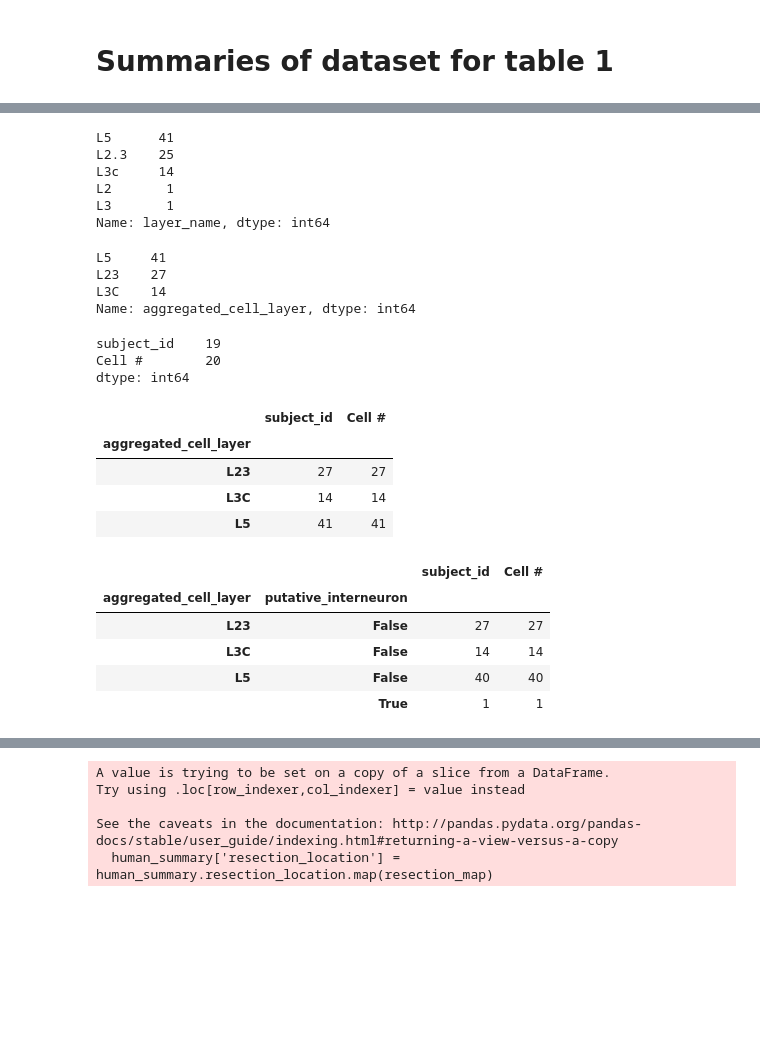
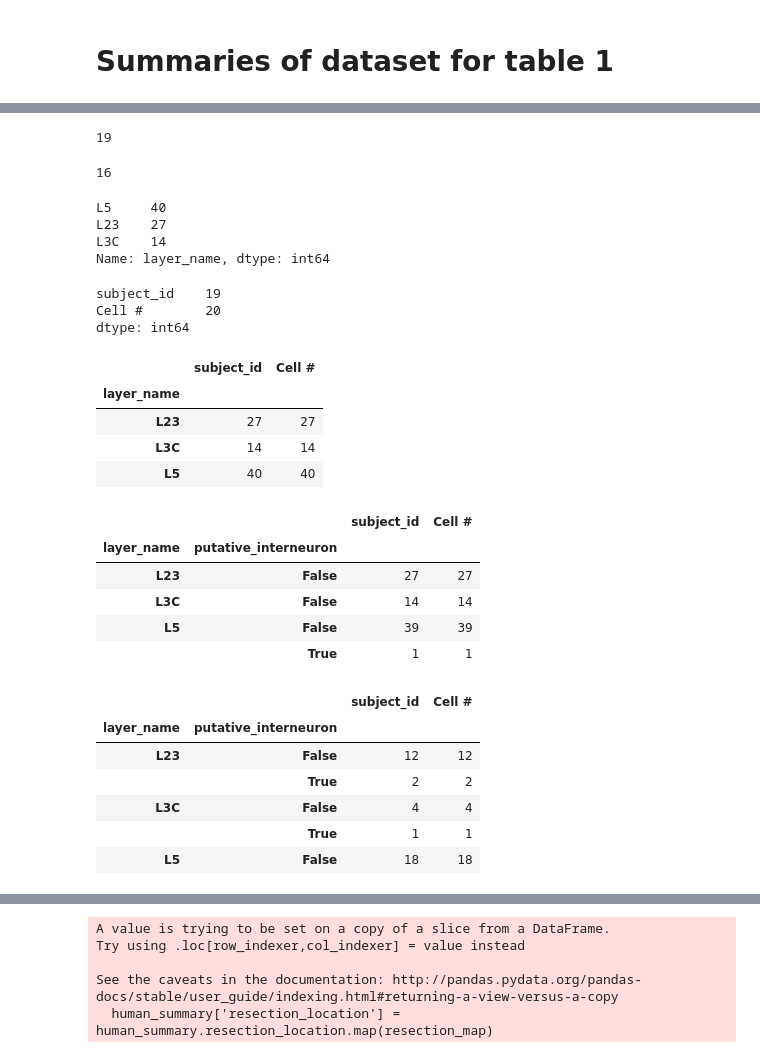
Before and after one commit to derekhoward/nwb_conversion, a Jupyter notebook: 08-summarize_features_for_analysis.ipynb, the cells around one changed output, grey strips where cells are left out. Drawn from its saved outputs; the diff is of its cells as text; code cells hidden in the pictures; blank space fills up the shorter version.

```diff
--- a/08-summarize_features_for_analysis.ipynb
+++ b/08-summarize_features_for_analysis.ipynb
@@ -51 +47,4 @@ cols_to_select = ['Data Type', 'expt_date', 'layer_name', 'RMP', 'subject_id','s
+# %%
+all_meta.drop('layer_name', axis=1, inplace=True)
+all_meta.rename(columns={"aggregated_cell_layer": 'layer_name'}, inplace=True)
 # %% [markdown]
@@ -138,2 +131,0 @@ qc_fail_ids = pd.read_csv('./data/processed/qc_fails.csv', names=['file_id'])
-# %%
-results_df = results_df[~results_df.index.isin(qc_fail_ids.file_id.astype('str'))]
@@ -139,0 +141,2 @@ results_df = results_df[~results_df.index.isin(qc_fail_ids.file_id.astype('str')
+# %%
+qc_meta = pd.read_csv('./data/processed/qc_measures.csv', index_col='file_id')
@@ -139,0 +188,2 @@ results_df = results_df[~results_df.index.isin(qc_fail_ids.file_id.astype('str')
+# %%
+results_df = results_df.merge(qc_meta[qc_meta.QC_pass], left_index=True, right_index=True)
@@ -326,19 +400,18 @@ human_summary_acsf = human_summary[human_summary.external_soln == 'aCSF']
+# %%
+human_summary_acsf.subject_id.nunique()
+# %% [output]
+19
+# %%
+human_summary_blockers.subject_id.nunique()
+# %% [output]
+16
 # %%
 human_summary_acsf.layer_name.value_counts()
 # %% [output]
-L5      41
-L2.3    25
-L3c     14
-L2       1
-L3       1
+L5     40
+L23    27
+L3C    14
 Name: layer_name, dtype: int64
-# %%
-human_summary_acsf.aggregated_cell_layer.value_counts()
-# %% [output]
-L5     41
-L23    27
-L3C    14
-Name: aggregated_cell_layer, dtype: int64
 # %%
 human_summary_acsf.loc[:, ['subject_id', 'Cell #']].groupby('subject_id').nunique().sum()#.shape#
 # %% [output]
@@ -346,22 +419,32 @@ subject_id    19
 Cell #        20
 dtype: int64
 # %%
-human_summary_acsf.loc[:, ['subject_id', 'aggregated_cell_layer', 'Cell #']].groupby('aggregated_cell_layer').count()
+human_summary_acsf.loc[:, ['subject_id', 'layer_name', 'Cell #']].groupby('layer_name').count()
 # %% [output]
 |  | subject_id | Cell # |
-| aggregated_cell_layer |  |  |
+| layer_name |  |  |
 | L23 | 27 | 27 |
 | L3C | 14 | 14 |
-| L5 | 41 | 41 |
+| L5 | 40 | 40 |
 # %%
-human_summary_acsf.loc[:, ['subject_id', 'aggregated_cell_layer', 'Cell #', 'putative_interneuron']].groupby(['aggregated_cell_layer', 'putative_interneuron']).count()
+human_summary_acsf.loc[:, ['subject_id', 'layer_name', 'Cell #', 'putative_interneuron']].groupby(['layer_name', 'putative_interneuron']).count()
 # %% [output]
 |  |  | subject_id | Cell # |
-| aggregated_cell_layer | putative_interneuron |  |  |
+| layer_name | putative_interneuron |  |  |
 | L23 | False | 27 | 27 |
 | L3C | False | 14 | 14 |
-| L5 | False | 40 | 40 |
+| L5 | False | 39 | 39 |
 |  | True | 1 | 1 |
+# %%
+human_summary_blockers.loc[:, ['subject_id', 'layer_name', 'Cell #', 'putative_interneuron']].groupby(['layer_name', 'putative_interneuron']).count()
+# %% [output]
+|  |  | subject_id | Cell # |
+| layer_name | putative_interneuron |  |  |
+| L23 | False | 12 | 12 |
+|  | True | 2 | 2 |
+| L3C | False | 4 | 4 |
+|  | True | 1 | 1 |
+| L5 | False | 18 | 18 |
 # %%
 human_summary_blockers.loc[:, ['subject_id', 'Cell #']].groupby('subject_id').nunique().sum()
 # %% [output]
```
Also changed, not shown: parts of 48 cells of this notebook, 3 other files.
